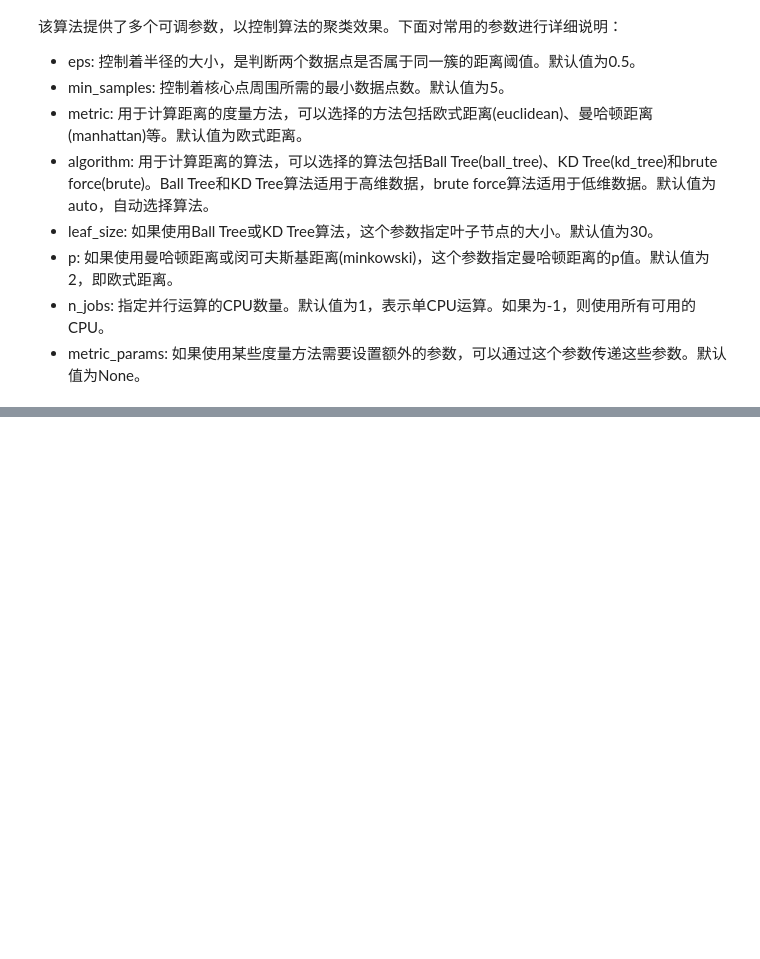
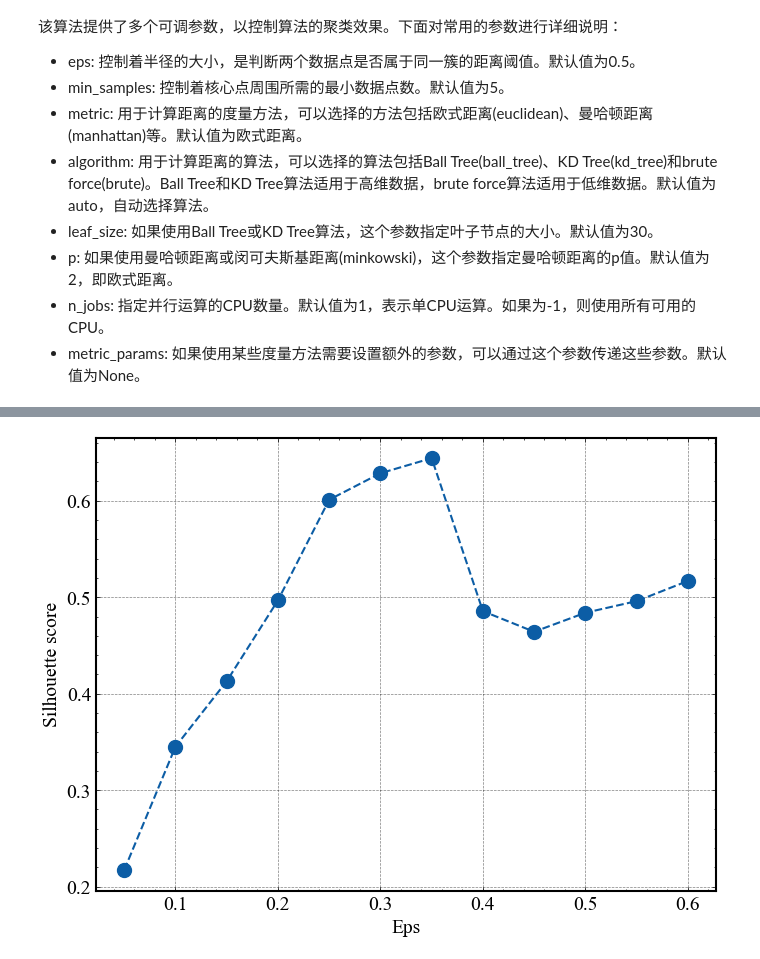
Before and after one commit to CHDers/SpectralClustering, a Jupyter notebook: SpectralClustering.ipynb, the cells around one changed output, grey strips where cells are left out. Cells and saved outputs as stored; diff of their text form; code cells hidden in the pictures; blank space fills up the shorter version.

```diff
--- a/SpectralClustering.ipynb
+++ b/SpectralClustering.ipynb
@@ -38,0 +157,9 @@ plt.show()
+# %%
+fig, ax = plt.subplots(1,1,figsize=(8,6), dpi=100) # 设定画布
+ax.plot(silhouette_score_df['eps'], silhouette_score_df['silhouette_score'], marker='o', ls='--', lw=1.5, ms=10)
+ax.set_xlabel('Eps')
+ax.set_ylabel('Silhouette score')
+plt.savefig('./assets/不填Eps下的Silhouette_score对比.svg', bbox_inches='tight')
+plt.show()
+# %% [output]
+[figure, added]
```
Also changed, not shown: parts of 16 cells of this notebook, 18 other files.
